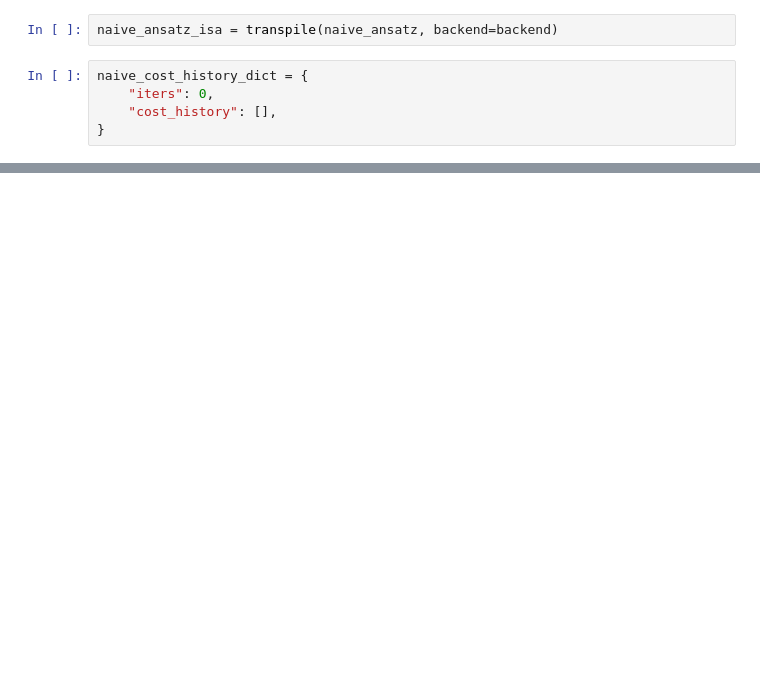
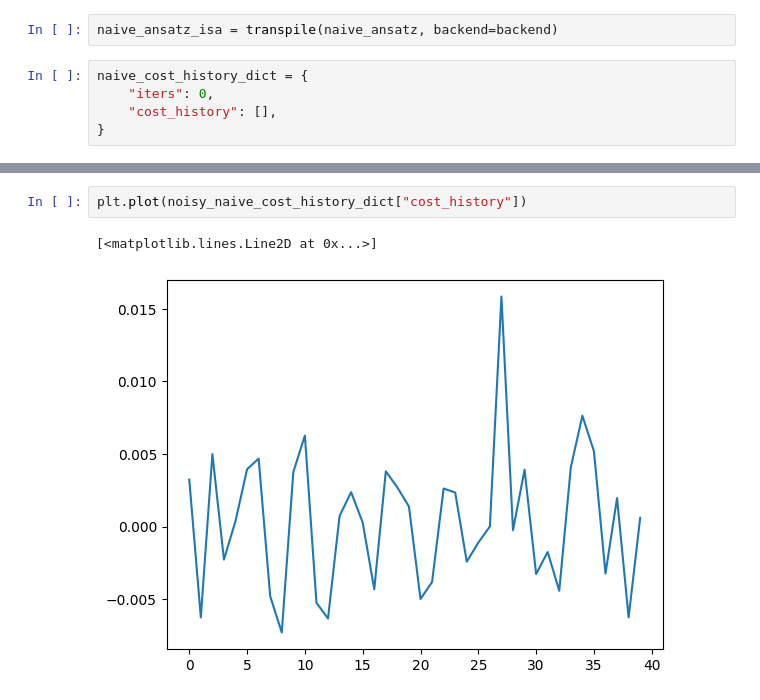
Before and after one commit to kimmmjh/2025-ionq-research-mentoring, a Jupyter notebook: full.ipynb, the cells around one changed output, grey strips where cells are left out. Saved outputs shown, nothing was run; the diff lists cells and outputs as text; blank space fills up the shorter version.

```diff
--- a/full.ipynb
+++ b/full.ipynb
@@ -179,0 +274,5 @@ plt.plot(naive_cost_history_dict["cost_history"])
+# %%
+plt.plot(noisy_naive_cost_history_dict["cost_history"])
+# %% [output]
+[<matplotlib.lines.Line2D at 0x...>]
+[figure, added]
```
Also changed, not shown: parts of 15 cells of this notebook.
